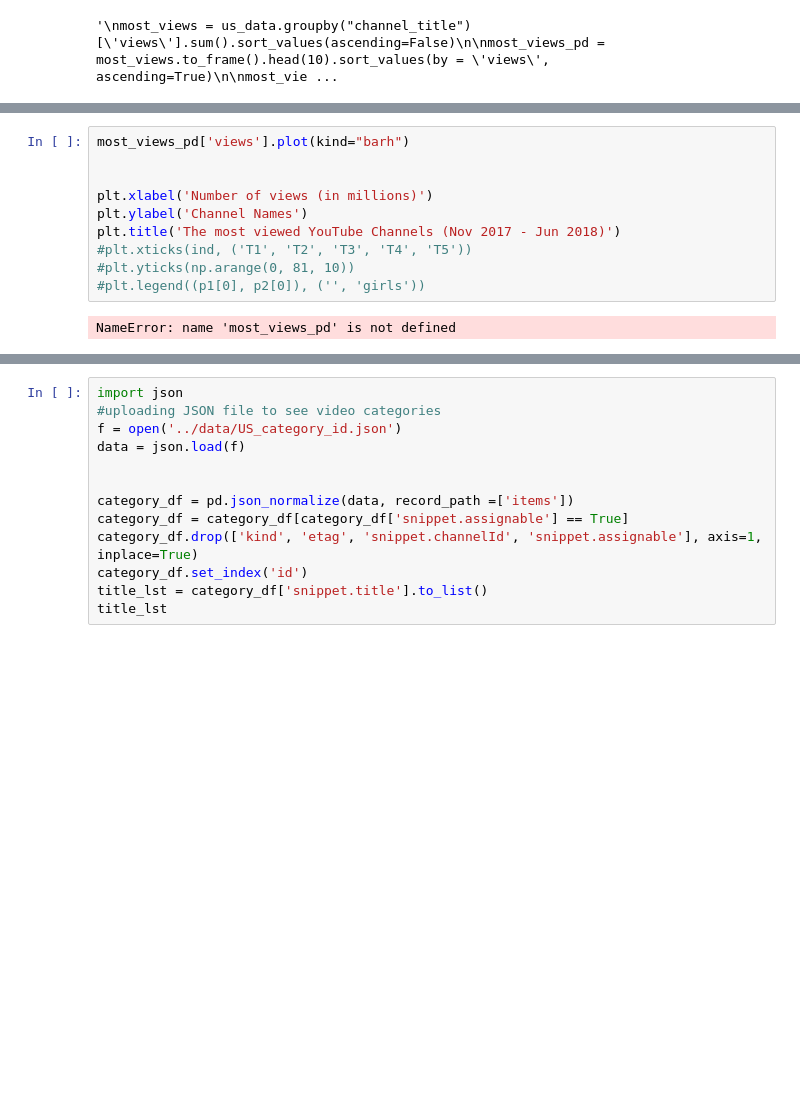
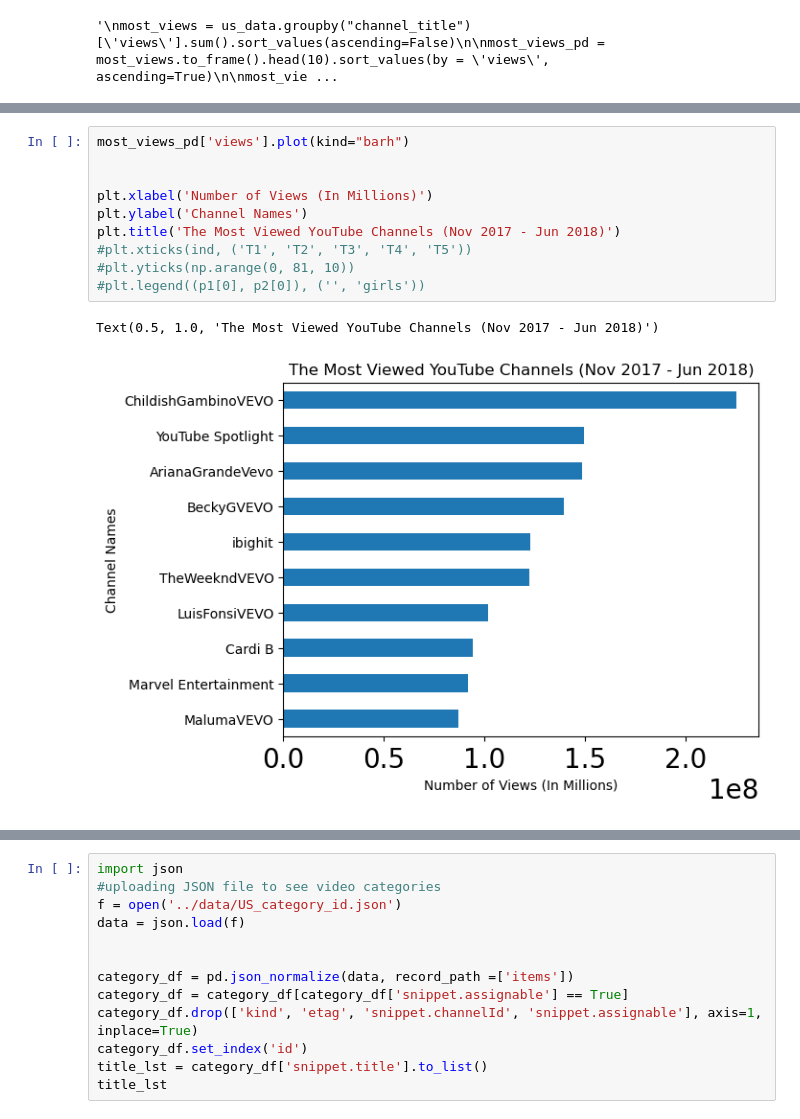
Before and after one commit to tralinde/tralinde_EDA_group_presentation, a Jupyter notebook: notebooks/youtube_EDA.ipynb, the cells around one changed output, grey strips where cells are left out. Saved outputs shown, nothing was run; the diff lists cells and outputs as text; blank space fills up the shorter version.

```diff
--- a/notebooks/youtube_EDA.ipynb
+++ b/notebooks/youtube_EDA.ipynb
@@ -37,13 +48,14 @@ ValueError: Cannot subset columns with a tuple with more than one element. Use a
 # %%
 most_views_pd['views'].plot(kind="barh")
 
 
-plt.xlabel('Number of views (in millions)')
+plt.xlabel('Number of Views (In Millions)')
 plt.ylabel('Channel Names')
-plt.title('The most viewed YouTube Channels (Nov 2017 - Jun 2018)')
+plt.title('The Most Viewed YouTube Channels (Nov 2017 - Jun 2018)')
 #plt.xticks(ind, ('T1', 'T2', 'T3', 'T4', 'T5'))
 #plt.yticks(np.arange(0, 81, 10))
 #plt.legend((p1[0], p2[0]), ('', 'girls'))
 # %% [output]
-NameError: name 'most_views_pd' is not defined
+Text(0.5, 1.0, 'The Most Viewed YouTube Channels (Nov 2017 - Jun 2018)')
+[figure, added]
 # %%
```
Also changed, not shown: parts of 3 cells of this notebook, 1 other file.
